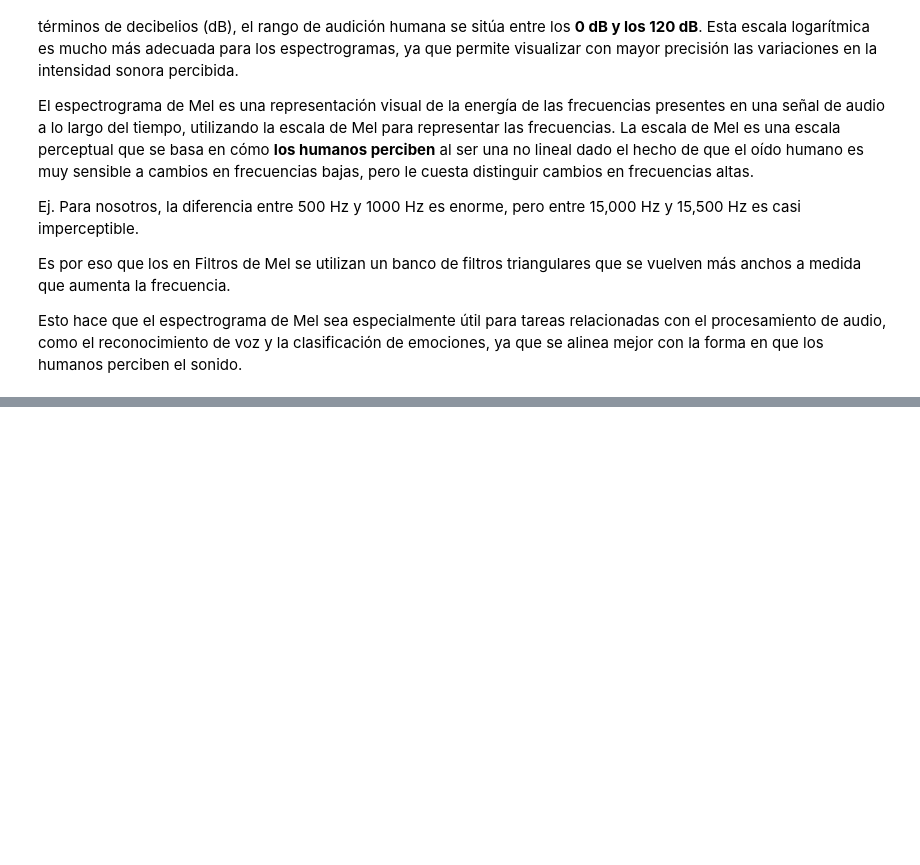
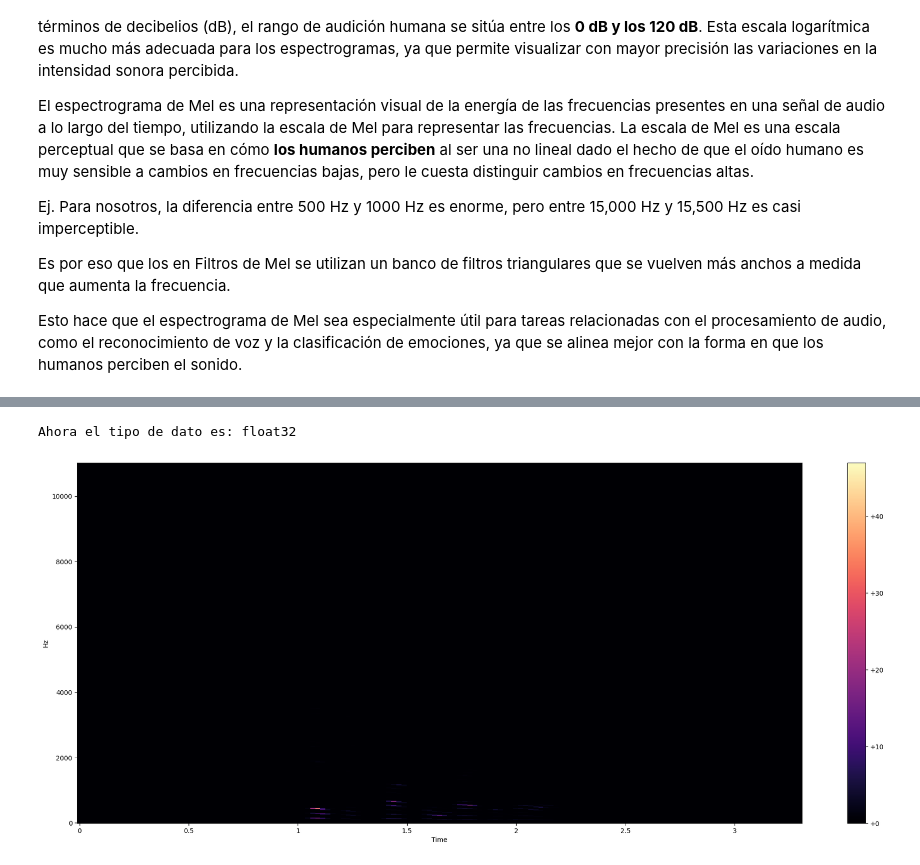
Before and after one commit to AcSsalazar/the-color-of-emotions, a Jupyter notebook: Notebooks/2-fourier-transform.ipynb, the cells around one changed output, grey strips where cells are left out. Saved outputs shown, nothing was run; the diff lists cells and outputs as text; code cells hidden in the pictures; blank space fills up the shorter version.

```diff
--- a/Notebooks/fourier-transform.ipynb
+++ b/Notebooks/2-fourier-transform.ipynb
@@ -96,3 +96,17 @@ Ej. Para nosotros, la diferencia entre 500 Hz y 1000 Hz es enorme, pero entre 15
 Es por eso que los en Filtros de Mel se utilizan un banco de filtros triangulares que se vuelven más anchos a medida que aumenta la frecuencia.
 
 Esto hace que el espectrograma de Mel sea especialmente útil para tareas relacionadas con el procesamiento de audio, como el reconocimiento de voz y la clasificación de emociones, ya que se alinea mejor con la forma en que los humanos perciben el sonido.
+# %%
+# Calculando el espectrograma de cada señal
+
+''' Primero extraemos la STFT de cada señal'''
+
+FRAME_SIZE = 2048
+HOP_SIZE = 512
+
+S_scale_1 = librosa.stft(signal, n_fft=FRAME_SIZE, hop_length=HOP_SIZE)
+S_scale_2 = librosa.stft(signal_2, n_fft=FRAME_SIZE, hop_length=HOP_SIZE)
+
+# Obvservamos la naturaleza de nuestra STFT
+print(S_scale_1.shape, "El tipo de dato es: ", S_scale_1.dtype)
+print(S_scale_2.shape, "El tipo de dato es: ", S_scale_2.dtype)
@@ -98,0 +122,22 @@ Esto hace que el espectrograma de Mel sea especialmente útil para tareas relaci
+# %%
+Y_scale_1 = np.abs(S_scale_1) ** 2
+Y_scale_2 = np.abs(S_scale_2) ** 2
+
+print("Ahora el tipo de dato es:" ,Y_scale_1.dtype)
+# %% [output]
+Ahora el tipo de dato es: float32
+# %%
+
+def plot_spectrogram(Y, sr, hop_length, y_axis="linear"):
+    plt.figure(figsize=(25, 10))
+    librosa.display.specshow(Y,
+                             sr=sr,
+                             hop_length=hop_length,
+                             x_axis="time",
+                             y_axis=y_axis)
+    plt.colorbar(format="%+2.f")
+# %%
+
+plot_spectrogram(Y_scale_1, sr, HOP_SIZE)
+# %% [output]
+[figure, added]
```
Also changed, not shown: parts of 10 cells of this notebook, 1 other file.
